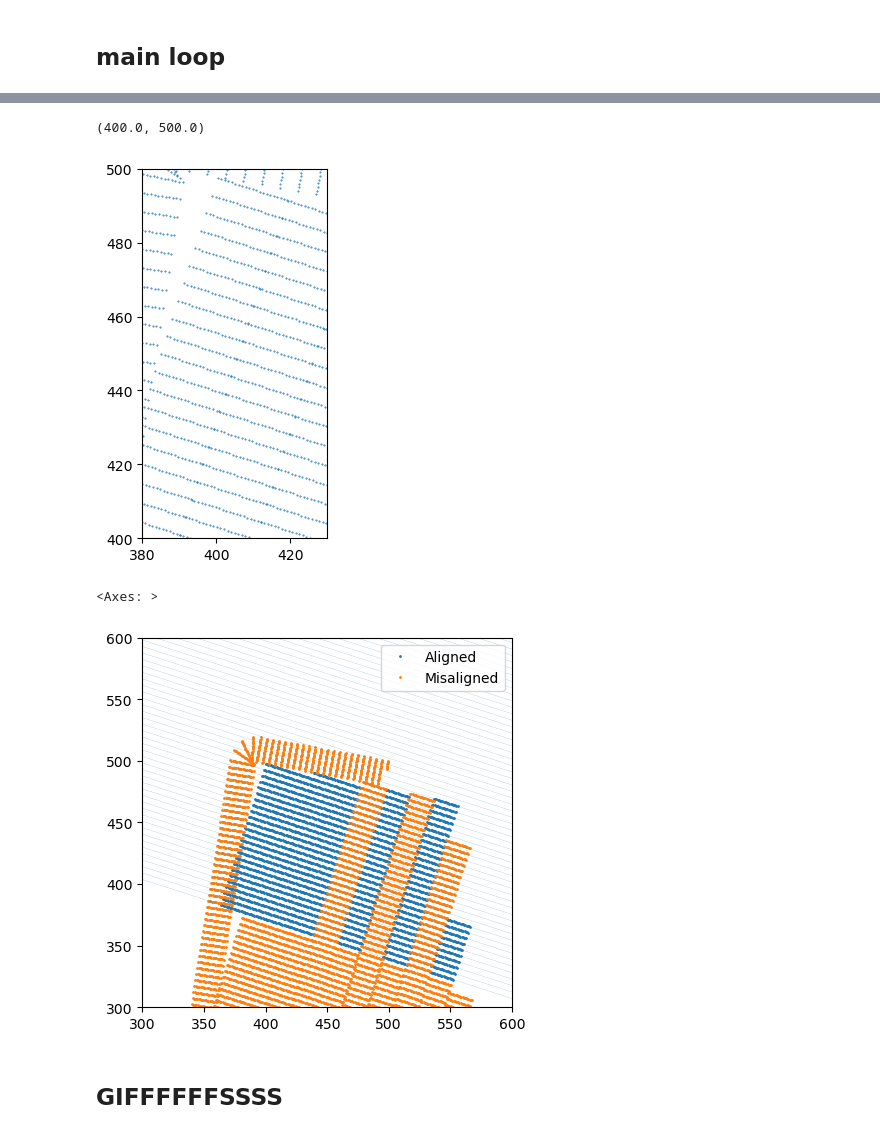
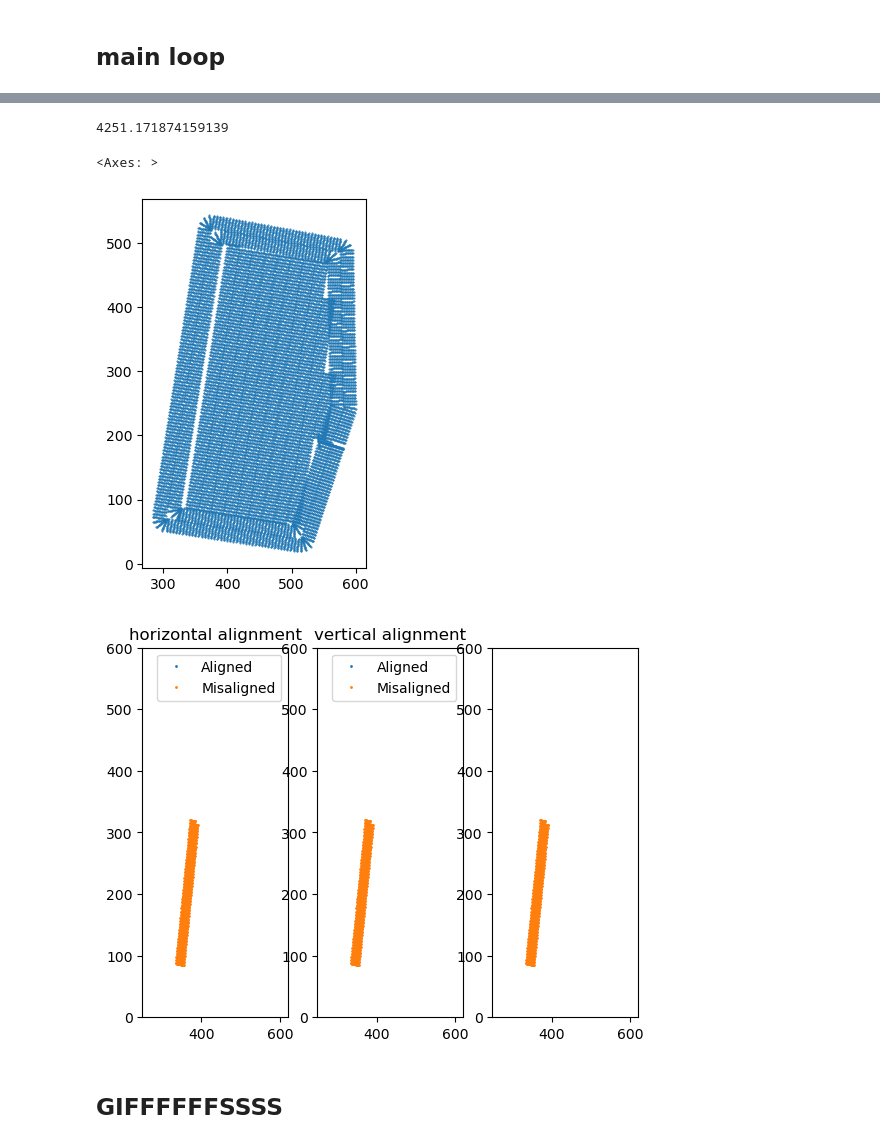
Before and after one commit to NickBak08/AgricultureRobotics, a Jupyter notebook: PathPlanning/testing_functions.ipynb, the cells around one changed output, grey strips where cells are left out. Drawn from its saved outputs; the diff is of its cells as text; code cells hidden in the pictures.

```diff
--- a/PathPlanning/testing_functions.ipynb
+++ b/PathPlanning/testing_functions.ipynb
@@ -1266,7 +1286,7 @@ def pathplanning(data_path,include_obs,turning_rad,distance,plotting,headland_si
 
             # Make a path with dubins curves
             path = generate_path(swaths_clipped,turning_rad,offset)
-            base = find_ref(swaths_clipped)
+            base = find_ref(swaths_clipped,field_headlands,slope)
             # print(type(base))
 
             bases.append(base)
@@ -1288,7 +1308,7 @@ def pathplanning(data_path,include_obs,turning_rad,distance,plotting,headland_si
             sp_list.append(sp)
 
 
-            paths.append(path)
+            paths.append(total_path_no_dupl)
             commands.append(command)
 
             # Calculate path lenght as a measure of how good a path is, this should be replaced with a different measure
@@ -1311,11 +1331,11 @@ def pathplanning(data_path,include_obs,turning_rad,distance,plotting,headland_si
     # Finding the path with the best measure
 
     sp_lengths = [len(gpd.GeoSeries(sp).get_coordinates()) for sp in sp_list]
-    best_path_index =  np.argmax(np.array(sp_lengths)) # for now the measure is total seed count
+    best_path_index =  0 # np.argmax(np.array(sp_lengths)) # for now the measure is total seed count
     best_path = paths[best_path_index]
     command = commands[best_path_index]
     # Converting path to df
-    best_path = path_to_df(best_path,command)
+    # best_path = path_to_df(best_path,command)
     sp = sp_list[best_path_index]
     base = bases[best_path_index]
 
@@ -1406,12 +1395,16 @@ plt.axis('equal')
+# %%
+max(base.xy[0])
+# %% [output]
+4251.171874159139
 # %%
 sp_df = gpd.GeoSeries(sp)
 sp_df.plot(markersize = 0.2)
-plt.xlim([380,430])
-plt.ylim([400,500])
+# plt.xlim([380,430])
+# plt.ylim([100,200])
 # plt.plot(*base.xy)
 # %% [output]
-(400.0, 500.0)
+<Axes: >
-[figure, old version]
+[figure, new version]
 # %%
 a = np.arange(0,20,1)
 seed_count = len(a)
@@ -1455,18 +1440,29 @@ results = Parallel(n_jobs=8)(delayed(process)(i) for i in range(20000))
 # %%
-a = sp_df.get_coordinates().iloc[:20000]
+a = sp_df.get_coordinates().iloc[:imax]
+a['on_grid_ver'] = results_ver
+a['on_grid_hor'] = results_hor
 a['on_grid'] = results
 # a['on grid int'] = a['on grid'].astype(float)
-fig, ax = plt.subplots()
+fig, ax = plt.subplots(1,3)
 for (v,c) in [(True,'b'),(False,'r')]:
-    ax.plot(a.x[a.on_grid == v],a.y[a.on_grid == v],'o',markersize = 1)
-ax.set_xlim([300,600])
-ax.set_ylim([300,600])
-ax.legend(['Aligned', 'Misaligned'])
+    ax[0].plot(a.x[a.on_grid_hor == v],a.y[a.on_grid_hor == v],'o',markersize = 1)
+ax[0].set_xlim([250,620])
+ax[0].set_ylim([00,600])
+ax[0].legend(['Aligned', 'Misaligned'])
+for (v,c) in [(True,'b'),(False,'r')]:
+    ax[1].plot(a.x[a.on_grid_ver == v],a.y[a.on_grid_ver == v],'o',markersize = 1)
+ax[1].set_xlim([250,620])
+ax[1].set_ylim([00,600])
+ax[1].legend(['Aligned', 'Misaligned'])
+for (v,c) in [(True,'b'),(False,'r')]:
+    ax[2].plot(a.x[a.on_grid == v],a.y[a.on_grid == v],'o',markersize = 1)
+ax[2].set_xlim([250,620])
+ax[2].set_ylim([00,600])
 
-multline_df.plot(ax = ax,linewidth = 0.1)
+ax[0].set_title('horizontal alignment')
+ax[1].set_title('vertical alignment');
 # %% [output]
-<Axes: >
-[figure, old version]
+[figure, new version]
 # %% [markdown]
 ## GIFFFFFFSSSS
 # %% [markdown]
```
Also changed, not shown: parts of 13 cells of this notebook, 3 other files.
